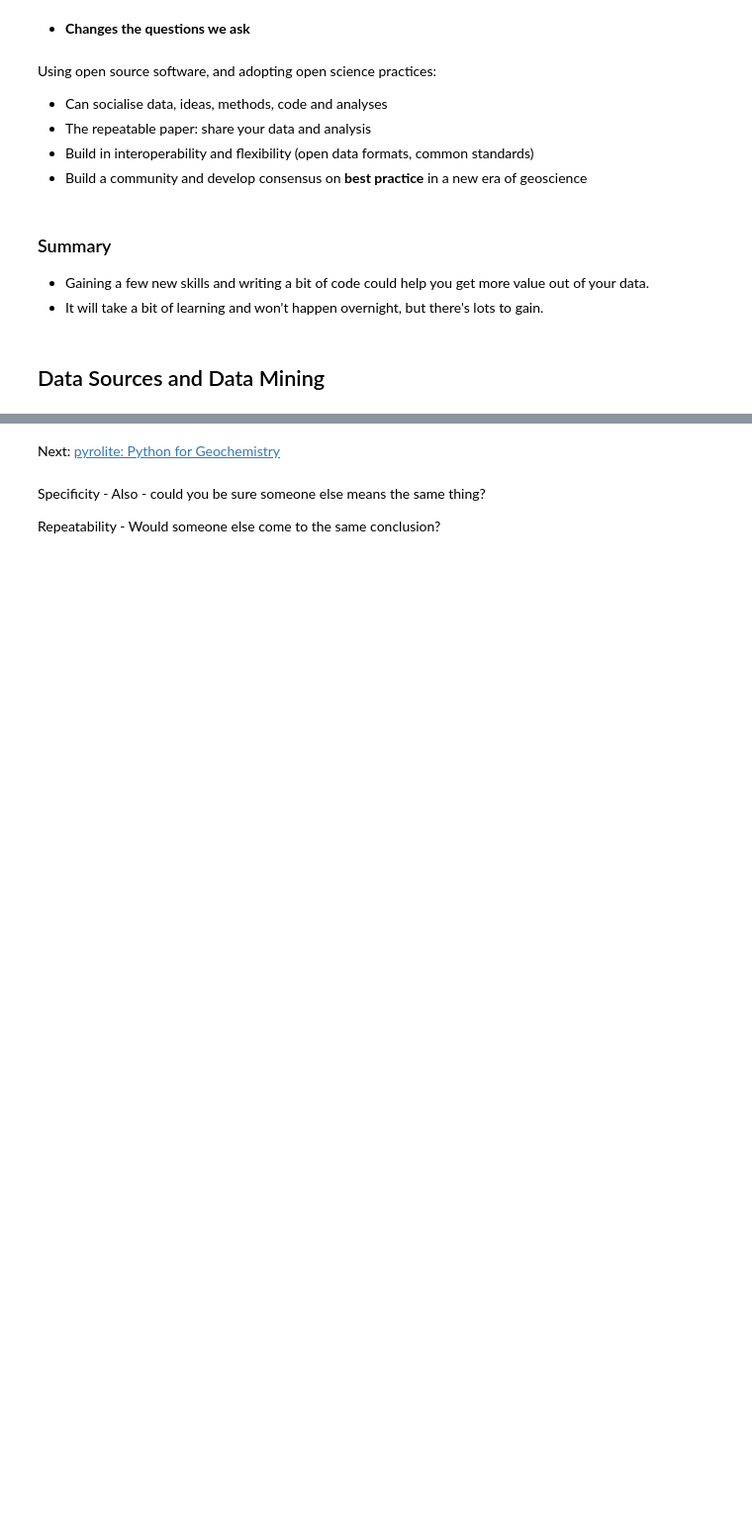
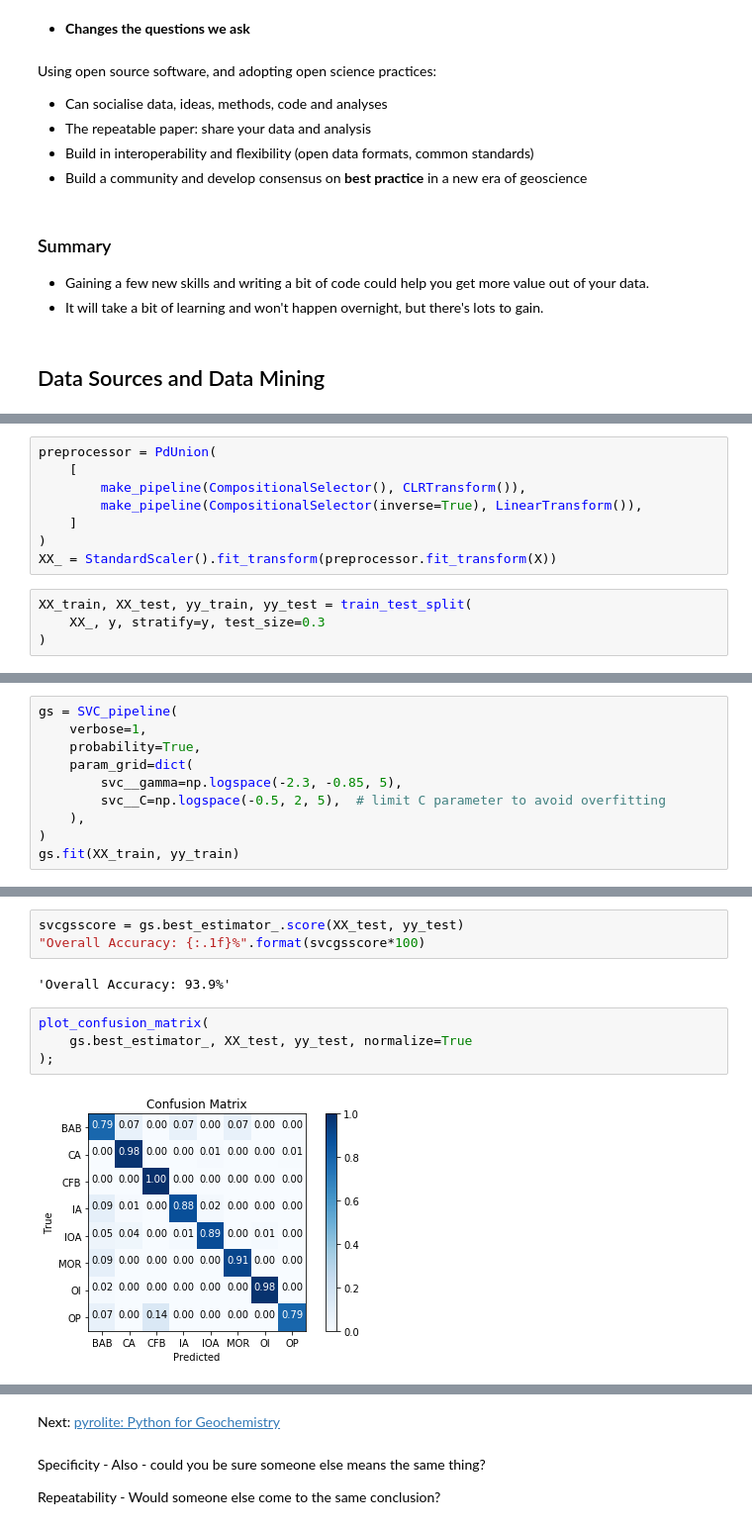
Before and after one commit to morganjwilliams/geochem4nickel, a Jupyter notebook: notebooks/1.1_Introduction.ipynb, the cells around one changed output, grey strips where cells are left out. Shown at 99% size. Saved outputs shown, nothing was run; the diff lists cells and outputs as text; blank space fills up the shorter version.

```diff
--- a/notebooks/1.1_Introduction.ipynb
+++ b/notebooks/1.1_Introduction.ipynb
@@ -148,0 +222,12 @@ Using open source software, and adopting open science practices:
+# %%
+preprocessor = PdUnion(
+    [
+        make_pipeline(CompositionalSelector(), CLRTransform()),
+        make_pipeline(CompositionalSelector(inverse=True), LinearTransform()),
+    ]
+)
+XX_ = StandardScaler().fit_transform(preprocessor.fit_transform(X))
+# %%
+XX_train, XX_test, yy_train, yy_test = train_test_split(
+    XX_, y, stratify=y, test_size=0.3
+)
@@ -148,0 +236,10 @@ Using open source software, and adopting open science practices:
+# %%
+gs = SVC_pipeline(
+    verbose=1,
+    probability=True,
+    param_grid=dict(
+        svc__gamma=np.logspace(-2.3, -0.85, 5),
+        svc__C=np.logspace(-0.5, 2, 5),  # limit C parameter to avoid overfitting
+    ),
+)
+gs.fit(XX_train, yy_train)
@@ -148,0 +263,11 @@ Using open source software, and adopting open science practices:
+# %%
+svcgsscore = gs.best_estimator_.score(XX_test, yy_test)
+"Overall Accuracy: {:.1f}%".format(svcgsscore*100)
+# %% [output]
+'Overall Accuracy: 93.9%'
+# %%
+plot_confusion_matrix(
+    gs.best_estimator_, XX_test, yy_test, normalize=True
+);
+# %% [output]
+[figure, added]
```
Also changed, not shown: parts of 26 cells of this notebook, 13 other files.
